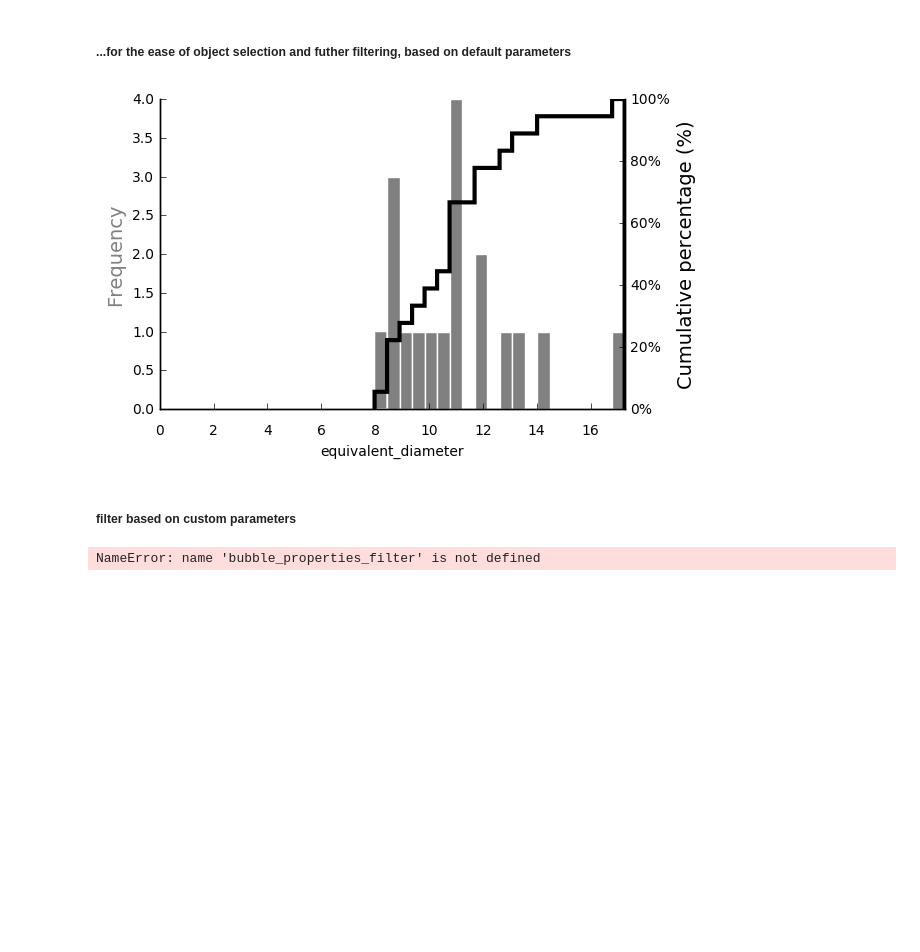
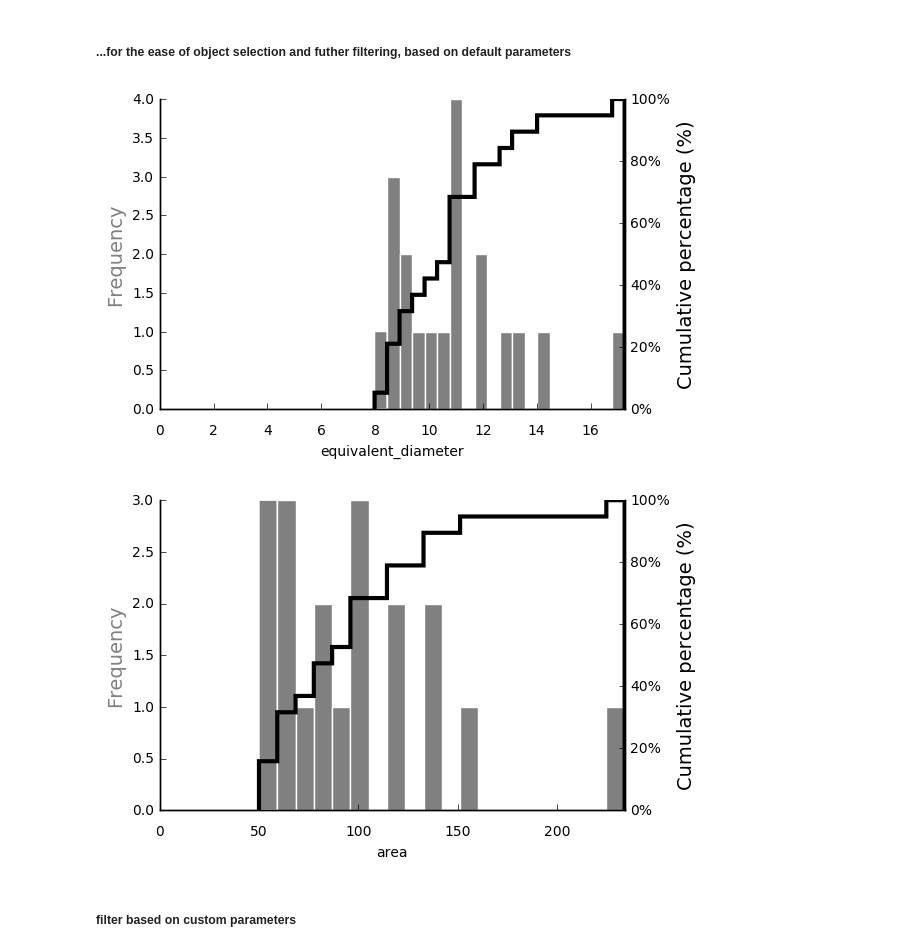
Before and after one commit to gbellandi/bubble_size_analysis, a Jupyter notebook: drafts/bubblekicker.ipynb, the cells around one changed output. Cells and saved outputs as stored; diff of their text form; code cells hidden in the pictures; blank space fills up the shorter version.

```diff
--- a/drafts/bubblekicker.ipynb
+++ b/drafts/bubblekicker.ipynb
@@ -128,20 +137,16 @@ fig, axs = bubble_properties_plot(props, "equivalent_diameter")
 # %% [markdown]
 ##### ...for the ease of object selection and futher filtering, based on default parameters
-# %%
-#filtered_bubbles = bubble_properties_filter(props)
-#print(filtered_bubbles)
-fig, axs = bubble_properties_plot(props, "equivalent_diameter")
-# %% [output]
-[figure, removed]
+# %%
+# derive and PLOT the bubble properties as a table with no filter
+bubbler = CannyPipeline('0325097m_0305.tif', channel='red')
+result = bubbler.run([120, 180], 3, 3, 1, 1)
+id_image, props = bubble_properties_calculate(result, rules={})
+fig, axs = bubble_properties_plot(props, "equivalent_diameter")
+#fig.savefig("examples/output_eq_diameter.png")
+fig, axs = bubble_properties_plot(props, "area")
+#fig.savefig("examples/output_area.png")
+# %% [output]
+[figure, added]
+[figure, added]
 # %% [markdown]
 ##### filter based on custom parameters
-# %%
-custom_filter = {'circularity_reciprocal': {'min': 0.3, 'max': 1.6},
-                 'convexity': {'min': 1.92}}
-
-filtered_bubbles = bubble_properties_filter(props, custom_filter)
-print(filtered_bubbles)
-plt.show()
-fig, axs = bubble_properties_plot(filtered_bubbles, "equivalent_diameter")
-# %% [output]
-NameError: name 'bubble_properties_filter' is not defined
```
Also changed, not shown: parts of 3 cells of this notebook.
